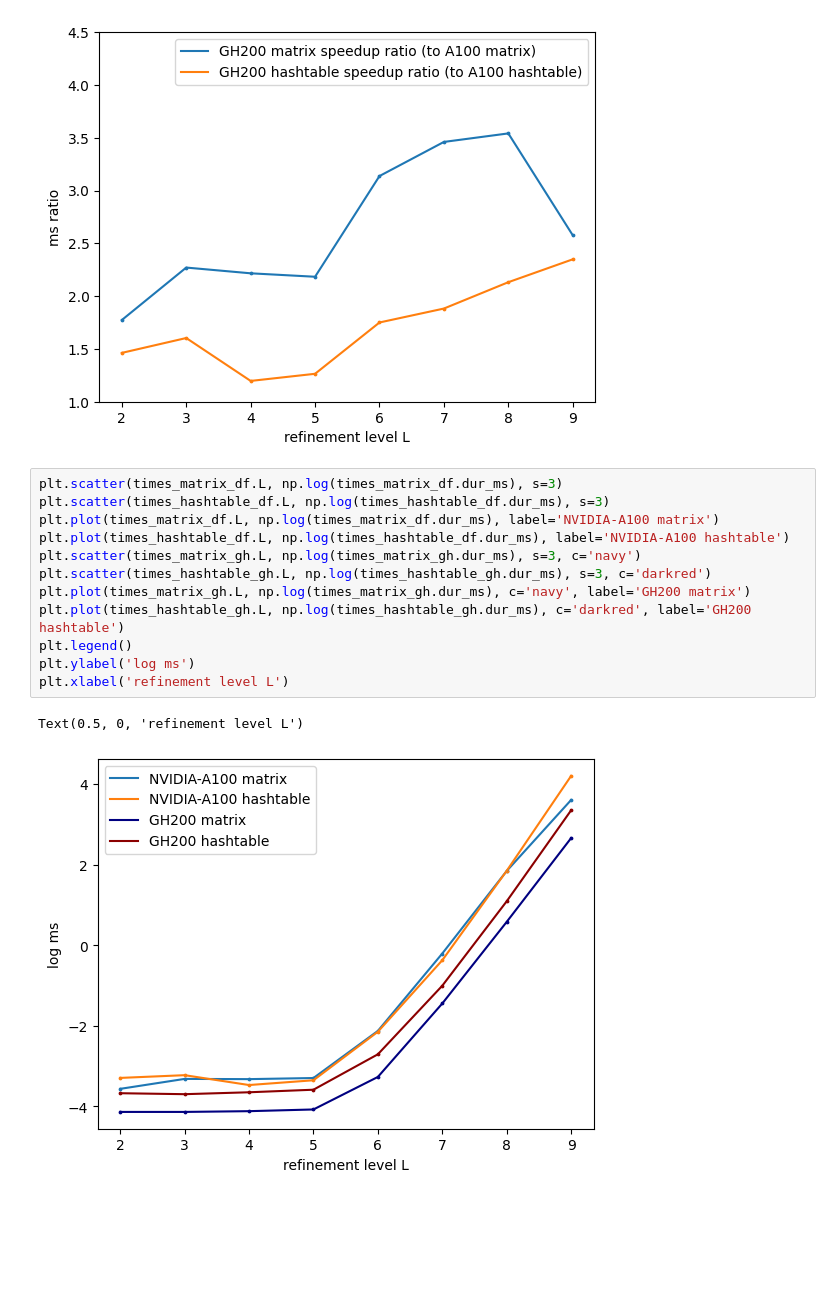
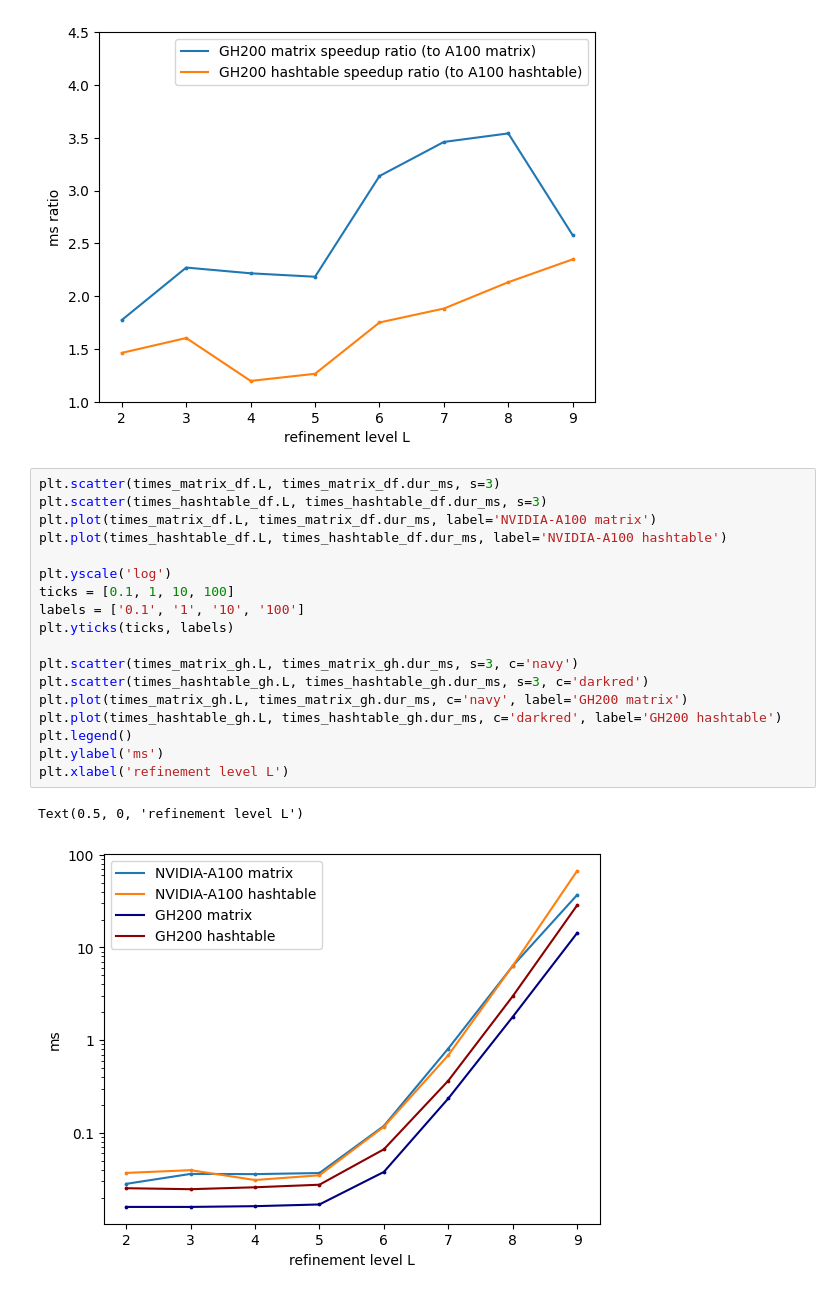
Before and after one commit to 314152718/amr-gpu, a Jupyter notebook: visualize.ipynb, the cells around one changed output. Drawn from its saved outputs; the diff is of its cells as text; blank space fills up the shorter version.

```diff
--- a/visualize.ipynb
+++ b/visualize.ipynb
@@ -305,18 +305,24 @@ plt.xlabel('refinement level L')
 Text(0.5, 0, 'refinement level L')
 [figure]
 # %%
-plt.scatter(times_matrix_df.L, np.log(times_matrix_df.dur_ms), s=3)
-plt.scatter(times_hashtable_df.L, np.log(times_hashtable_df.dur_ms), s=3)
-plt.plot(times_matrix_df.L, np.log(times_matrix_df.dur_ms), label='NVIDIA-A100 matrix')
-plt.plot(times_hashtable_df.L, np.log(times_hashtable_df.dur_ms), label='NVIDIA-A100 hashtable')
-plt.scatter(times_matrix_gh.L, np.log(times_matrix_gh.dur_ms), s=3, c='navy')
-plt.scatter(times_hashtable_gh.L, np.log(times_hashtable_gh.dur_ms), s=3, c='darkred')
-plt.plot(times_matrix_gh.L, np.log(times_matrix_gh.dur_ms), c='navy', label='GH200 matrix')
-plt.plot(times_hashtable_gh.L, np.log(times_hashtable_gh.dur_ms), c='darkred', label='GH200 hashtable')
+plt.scatter(times_matrix_df.L, times_matrix_df.dur_ms, s=3)
+plt.scatter(times_hashtable_df.L, times_hashtable_df.dur_ms, s=3)
+plt.plot(times_matrix_df.L, times_matrix_df.dur_ms, label='NVIDIA-A100 matrix')
+plt.plot(times_hashtable_df.L, times_hashtable_df.dur_ms, label='NVIDIA-A100 hashtable')
+
+plt.yscale('log')
+ticks = [0.1, 1, 10, 100]
+labels = ['0.1', '1', '10', '100']
+plt.yticks(ticks, labels)
+
+plt.scatter(times_matrix_gh.L, times_matrix_gh.dur_ms, s=3, c='navy')
+plt.scatter(times_hashtable_gh.L, times_hashtable_gh.dur_ms, s=3, c='darkred')
+plt.plot(times_matrix_gh.L, times_matrix_gh.dur_ms, c='navy', label='GH200 matrix')
+plt.plot(times_hashtable_gh.L, times_hashtable_gh.dur_ms, c='darkred', label='GH200 hashtable')
 plt.legend()
-plt.ylabel('log ms')
+plt.ylabel('ms')
 plt.xlabel('refinement level L')
 # %% [output]
 Text(0.5, 0, 'refinement level L')
-[figure, old version]
+[figure, new version]
 # %%
```
Also changed, not shown: parts of 6 cells of this notebook, 6 other files.
